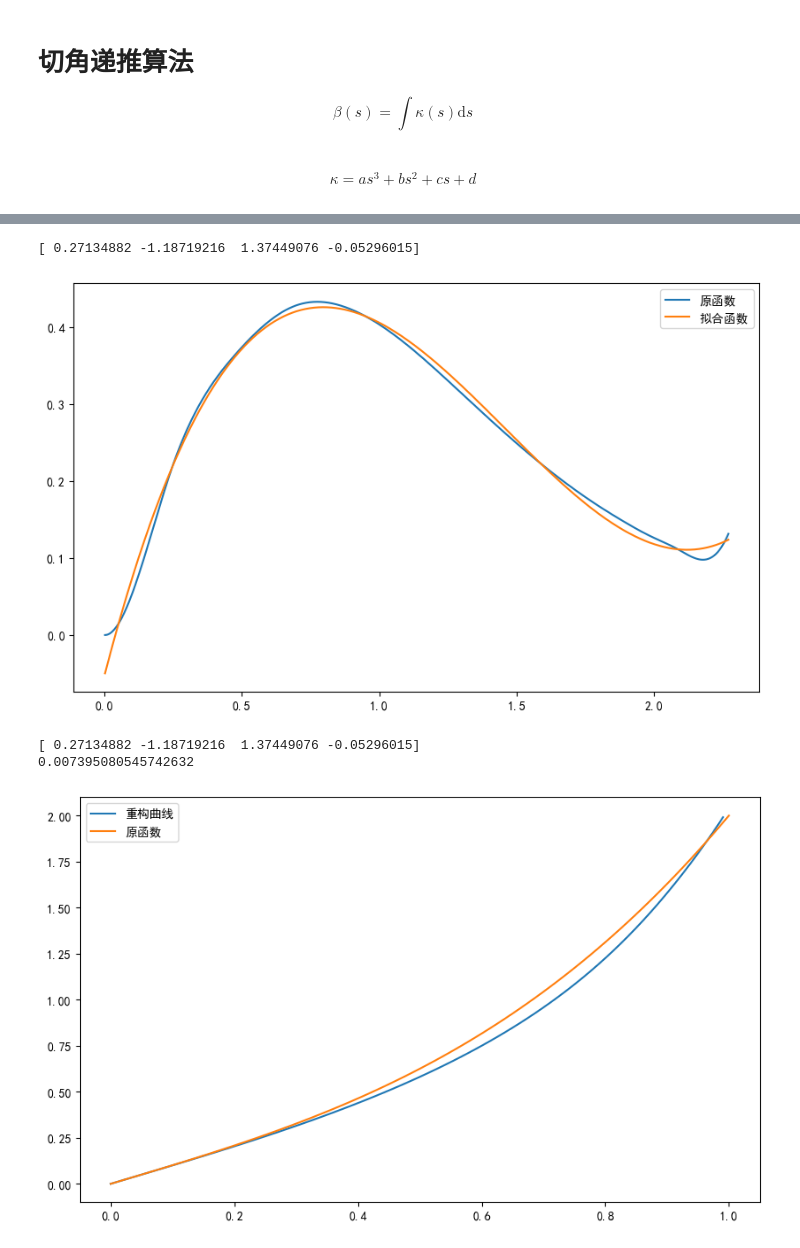
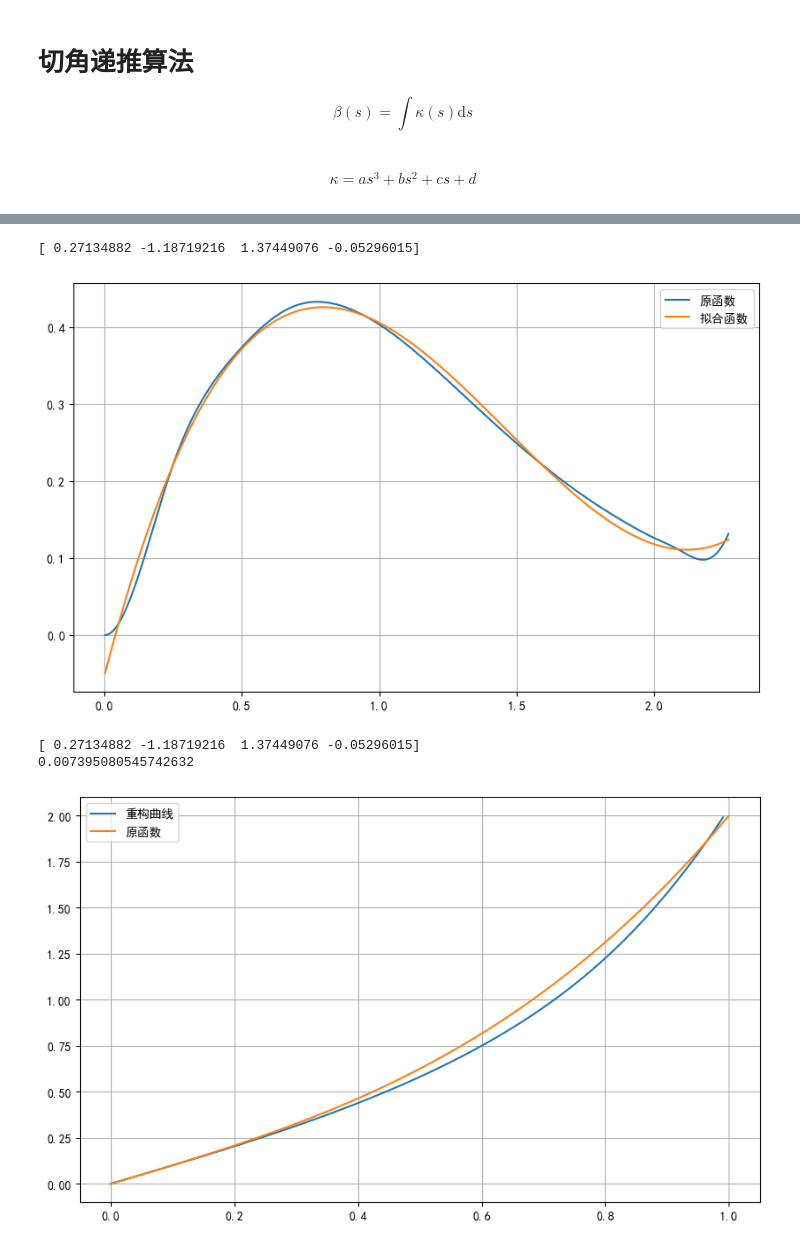
Before and after one commit to JesterHey/2024------, a Jupyter notebook: q3.ipynb, the cells around one changed output, grey strips where cells are left out. Drawn from its saved outputs; the diff is of its cells as text; code cells hidden in the pictures.

```diff
--- a/q3.ipynb
+++ b/q3.ipynb
@@ -207,10 +192,11 @@ plt.figure(figsize=(10, 6))
 plt.plot(ori_x, ori_y, label='原函数')
 plt.plot(ori_x, [fit_func(i, *popt) for i in ori_x], label='拟合函数')
 plt.legend()
+plt.grid()
 plt.show()
 # %% [output]
 [ 0.27134882 -1.18719216  1.37449076 -0.05296015]
-[figure, old version]
+[figure, new version]
 # %%
 # 输出拟合参数
 print(popt)
@@ -222,34 +208,35 @@ print(np.mean(err))
 # %%
 import numpy as np
 import matplotlib.pyplot as plt
 from scipy.integrate import cumtrapz
 def ori_func(x):
     return x**3 + x
 # 定义弧长-曲率关系
 def kappa(s):
     return popt[0] * s**3 + popt[1] * s**2 + popt[2] * s + popt[3]
 # 定义初始条件
 theta0 = np.pi / 4  # 初始角度
 x0, y0 = 0, 0  # 初始点
 
 # 定义弧长范围
 s = np.linspace(0, 2.27073, 100)
 
 # 计算切线角度 theta(s)
 theta = cumtrapz(kappa(s), s, initial=0) + theta0
 
 # 计算参数方程 x(s) 和 y(s)
 x = x0 + cumtrapz(np.cos(theta), s, initial=0)
 y = y0 + cumtrapz(np.sin(theta), s, initial=0)
 
 # 绘制曲线
 plt.figure(figsize=(10, 6))
 plt.plot(x, y, label='重构曲线')
 plt.plot([i for i in np.linspace(0,1,100)],[ori_func(i) for i in np.linspace(0,1,100)], label='原函数')
 plt.legend()
+plt.grid()
 plt.show()
 # %% [output]
-[figure, old version]
+[figure, new version]
 # %%
 # 计算每个x处，重构曲线和原函数的误差
 err = []
```
Also changed, not shown: parts of 5 cells of this notebook, 2 other files.
